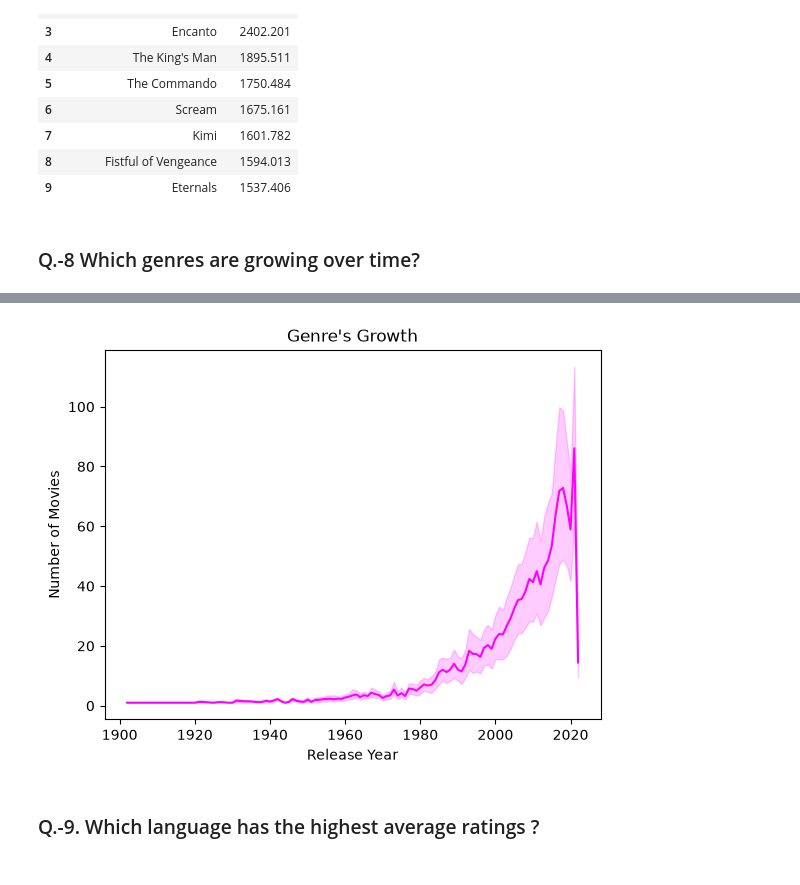
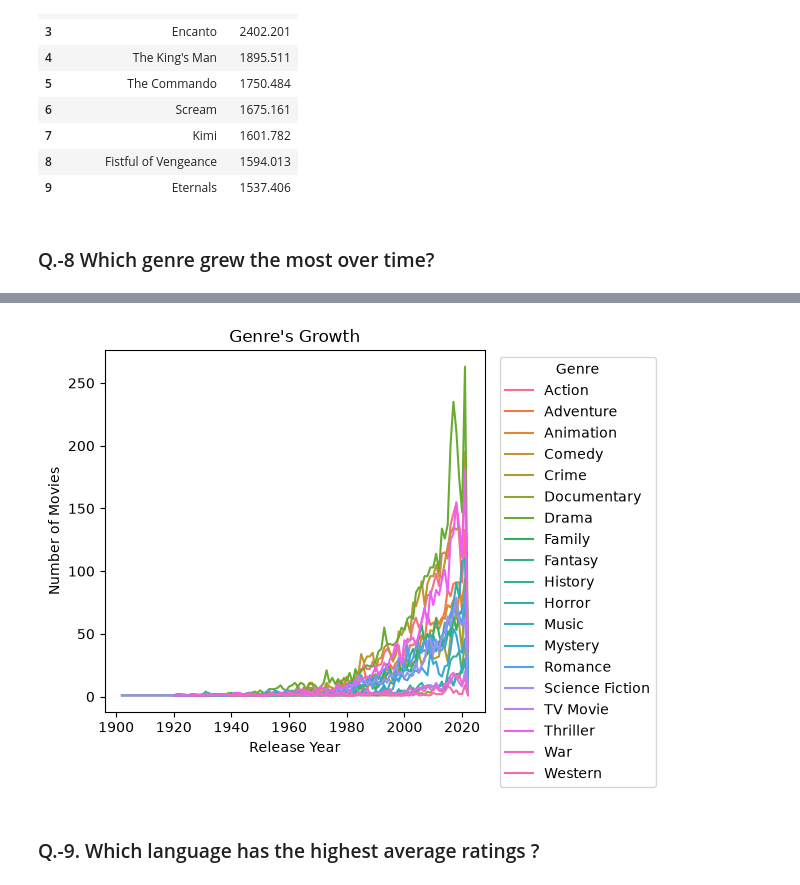
Before and after one commit to A-y-us-h/Netflix_Data_Analysis, a Jupyter notebook: notebooks/movie_data_analysis.ipynb, the cells around one changed output, grey strips where cells are left out. Saved outputs shown, nothing was run; the diff lists cells and outputs as text; code cells hidden in the pictures.

```diff
--- a/notebooks/movie_data_analysis.ipynb
+++ b/notebooks/movie_data_analysis.ipynb
@@ -388,7 +390,7 @@ top_10[['Title', 'Popularity']]
 | 8 | Fistful of Vengeance | 1594.013 |
 | 9 | Eternals | 1537.406 |
 # %% [markdown]
-### Q.-8 Which genres are growing over time?
+### Q.-8 Which genre grew the most over time?
 # %%
 df_genre.head()
 # %% [output]
@@ -401,17 +403,23 @@ df_genre.head()
 # %%
 genre_growth = (df_genre.groupby(['Release_Date','Genre']).size()).reset_index(name = 'Movie Count')
 
 sns.lineplot(data = genre_growth,
              x = 'Release_Date',
              y = 'Movie Count',
-             color = 'magenta')
+             hue = 'Genre')
 
 plt.title("Genre's Growth")
 plt.xlabel("Release Year")
 plt.ylabel("Number of Movies")
+plt.legend(
+    title = 'Genre',
+    bbox_to_anchor = (1.02,1),
+    loc = 'upper left'
+)
+plt.tight_layout()
 plt.show()
 # %% [output]
-[figure, old version]
+[figure, new version]
 # %% [markdown]
 ### Q.-9. Which language has the highest average ratings ?
 # %%
```
Also changed, not shown: parts of 3 cells of this notebook, 1 other file.
